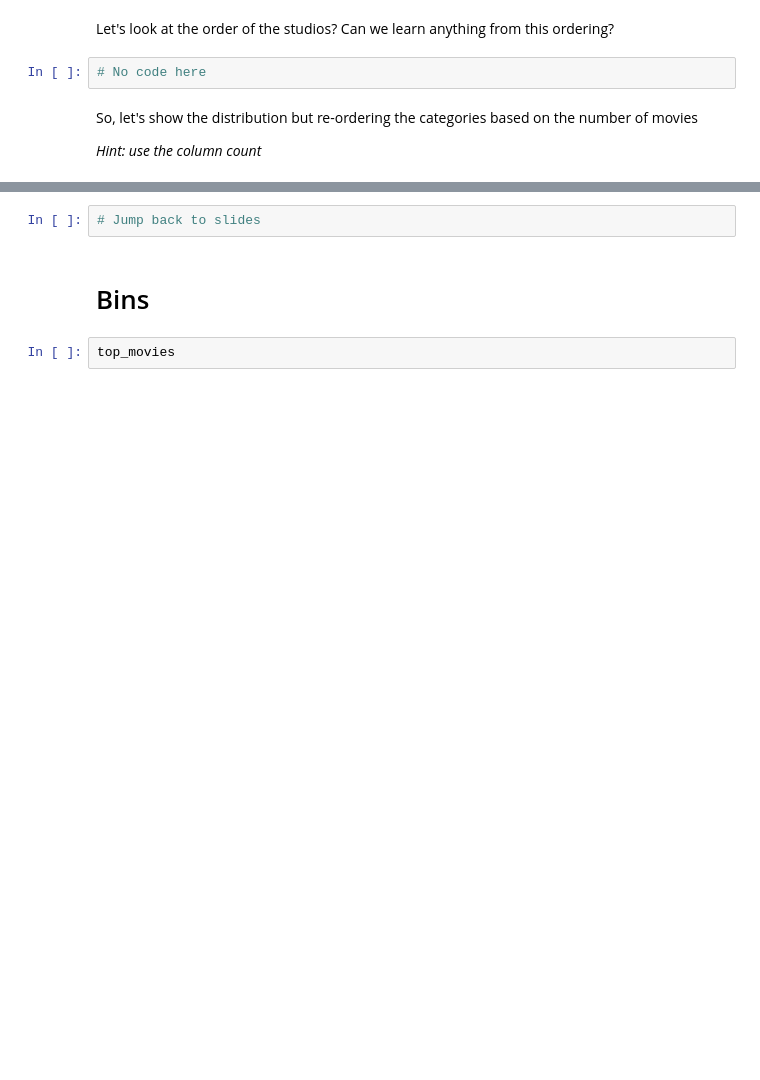
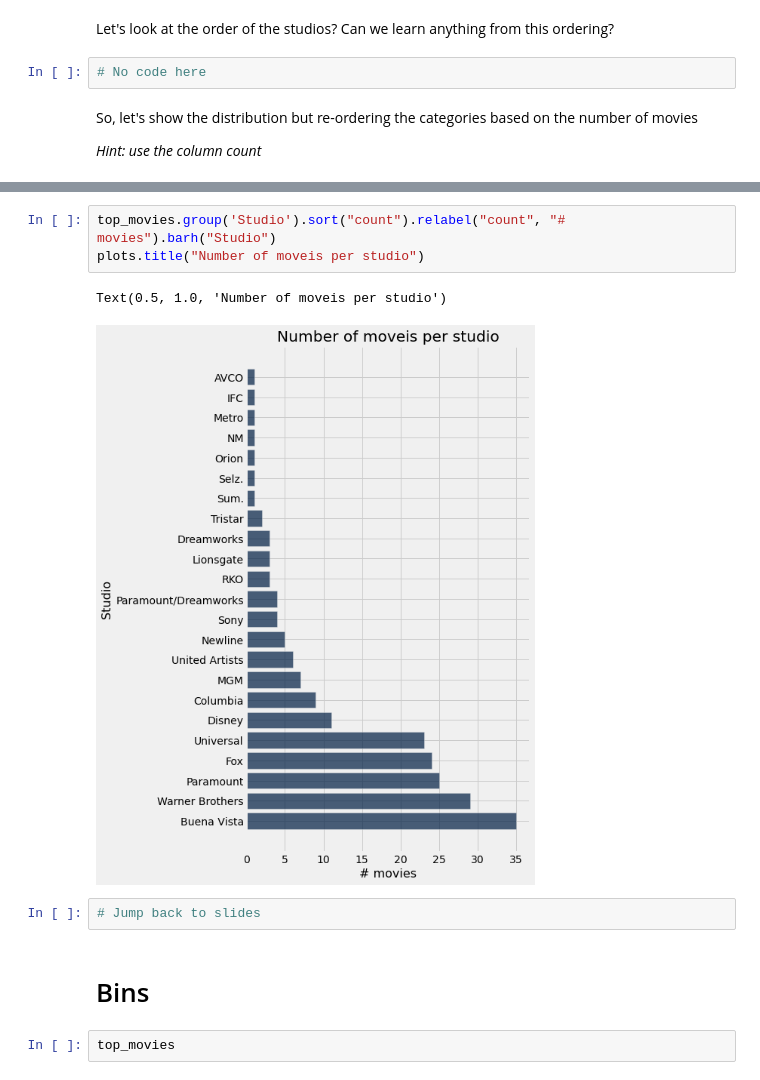
Before and after one commit to BC-COMS-1016/materials-sp22, a Jupyter notebook: demos/Lecture_6.ipynb, the cells around one changed output, grey strips where cells are left out. Cells and saved outputs as stored; diff of their text form; blank space fills up the shorter version.

```diff
--- a/demos/Lecture_6.ipynb
+++ b/demos/Lecture_6.ipynb
@@ -130,3 +370,9 @@ top_movies.group('Studio').sort('count').barh('Studio')
+# %%
+top_movies.group('Studio').sort("count").relabel("count", "# movies").barh("Studio")
+plots.title("Number of moveis per studio")
+# %% [output]
+Text(0.5, 1.0, 'Number of moveis per studio')
+[figure, added]
 # %%
 # Jump back to slides
 # %% [markdown]
```
Also changed, not shown: parts of 51 cells of this notebook.
